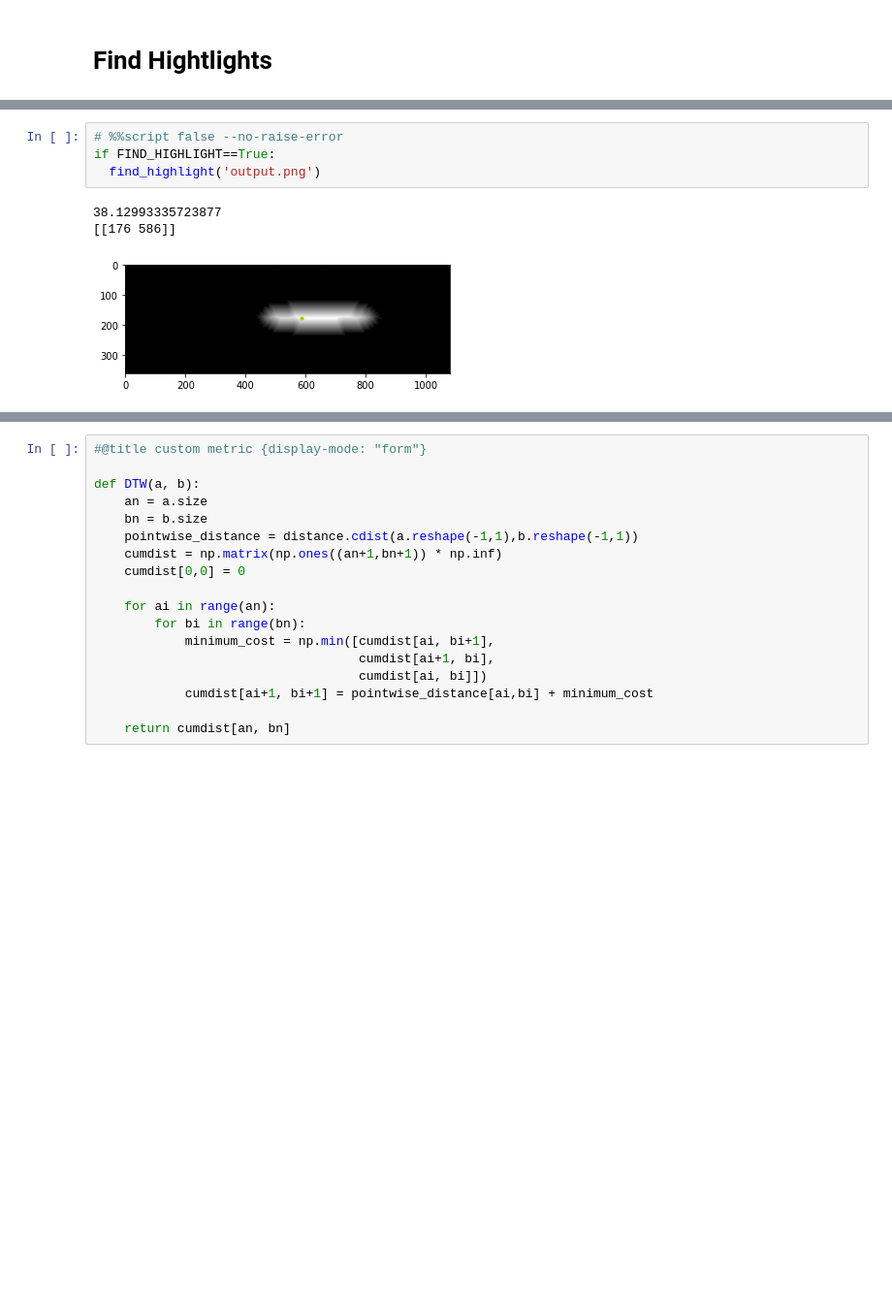
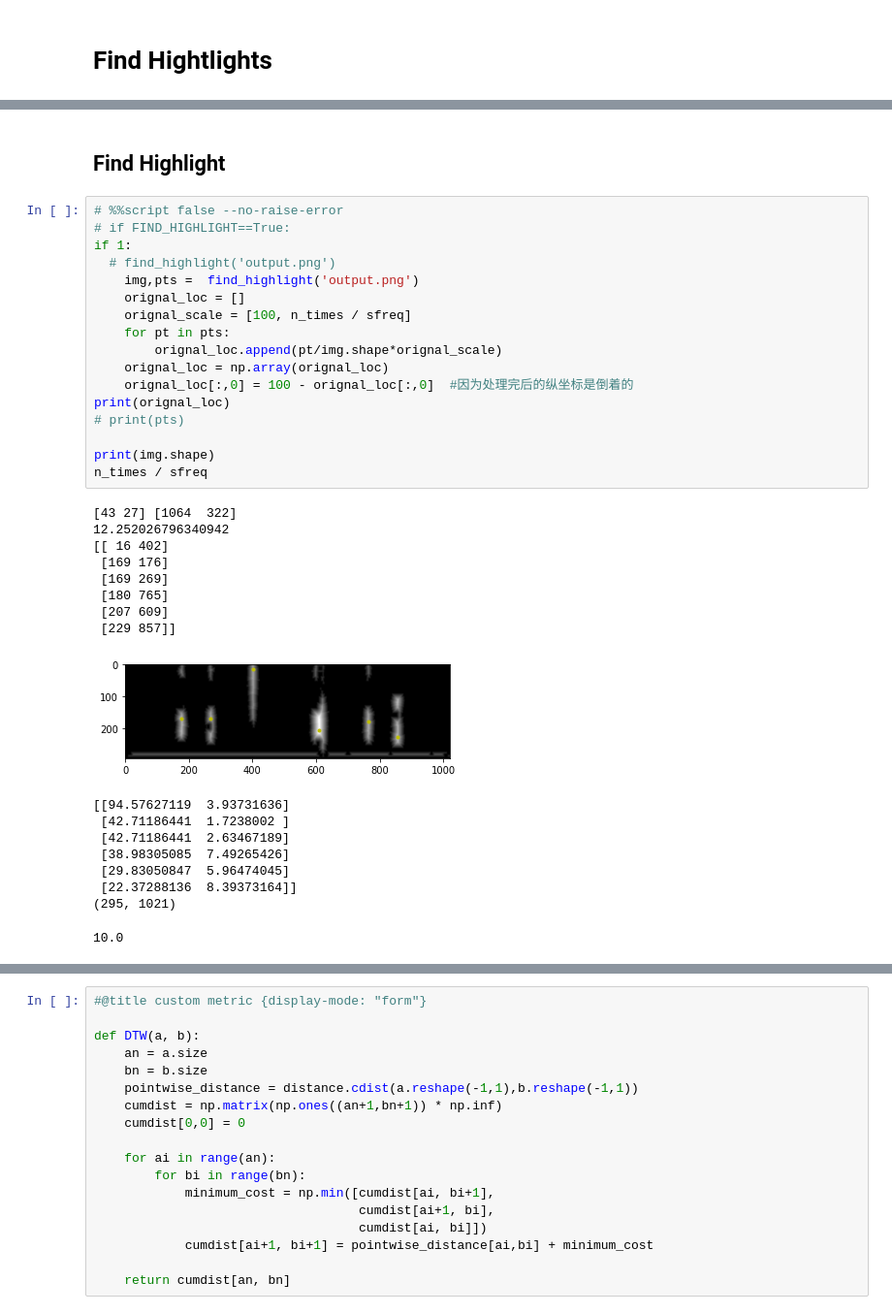
Before and after one commit to lhrkkk/LFP, a Jupyter notebook: all.ipynb, the cells around one changed output, grey strips where cells are left out. Shown at 97% size. Cells and saved outputs as stored; diff of their text form; blank space fills up the shorter version.

```diff
--- a/all.ipynb
+++ b/all.ipynb
@@ -427,8 +690,37 @@ def find_highlight(filepath):
-# %%
-# %%script false --no-raise-error
-if FIND_HIGHLIGHT==True:
-  find_highlight('output.png')
-# %% [output]
-38.12993335723877
-[[176 586]]
-[figure, removed]
+# %% [markdown]
+## Find Highlight
+# %%
+# %%script false --no-raise-error
+# if FIND_HIGHLIGHT==True:
+if 1:
+  # find_highlight('output.png')
+    img,pts =  find_highlight('output.png')
+    orignal_loc = []
+    orignal_scale = [100, n_times / sfreq]
+    for pt in pts:
+        orignal_loc.append(pt/img.shape*orignal_scale)
+    orignal_loc = np.array(orignal_loc)
+    orignal_loc[:,0] = 100 - orignal_loc[:,0]  #因为处理完后的纵坐标是倒着的
+print(orignal_loc)
+# print(pts)
+
+print(img.shape)
+n_times / sfreq
+# %% [output]
+[43 27] [1064  322]
+12.252026796340942
+[[ 16 402]
+ [169 176]
+ [169 269]
+ [180 765]
+ [207 609]
+ [229 857]]
+[figure, added]
+[[94.57627119  3.93731636]
+ [42.71186441  1.7238002 ]
+ [42.71186441  2.63467189]
+ [38.98305085  7.49265426]
+ [29.83050847  5.96474045]
+ [22.37288136  8.39373164]]
+(295, 1021)
+10.0
```
Also changed, not shown: parts of 38 cells of this notebook.
